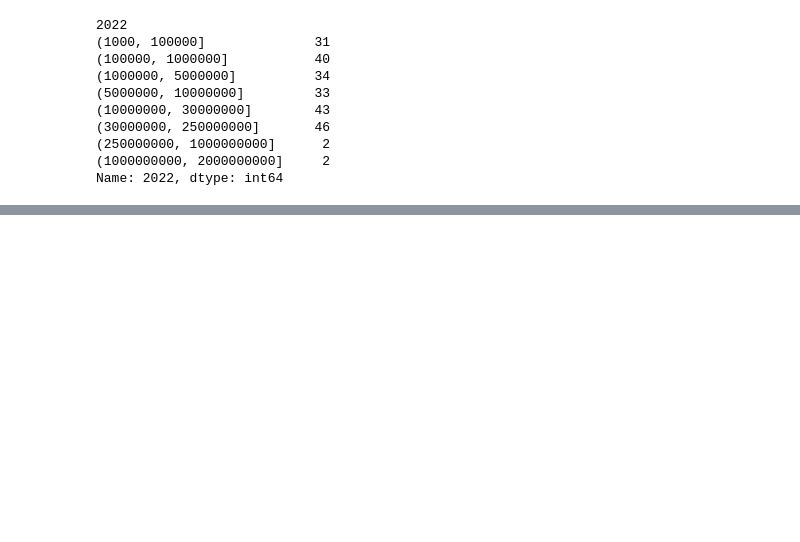
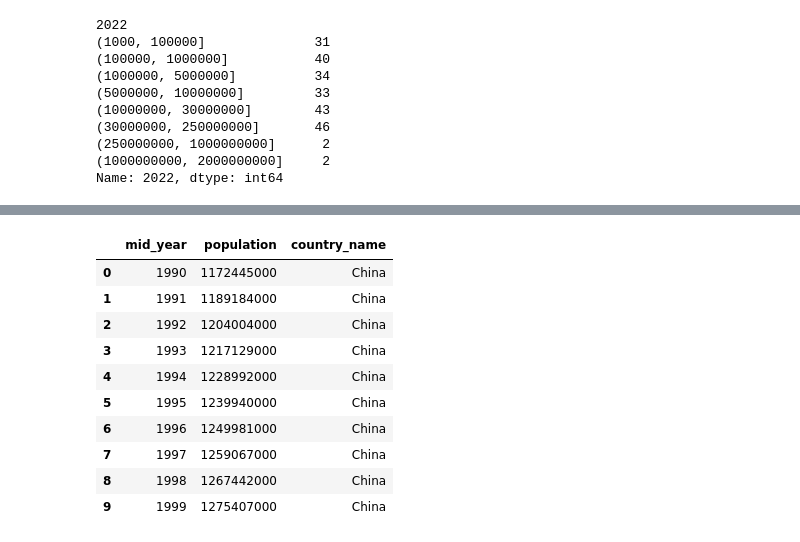
Before and after one commit to dkristek/UN_Country_Population_Growth, a Jupyter notebook: Pop_countries_Dtypes.ipynb, the cells around one changed output, grey strips where cells are left out. Drawn from its saved outputs; the diff is of its cells as text; code cells hidden in the pictures; blank space fills up the shorter version.

```diff
--- a/Pop_countries_Dtypes.ipynb
+++ b/Pop_countries_Dtypes.ipynb
@@ -200,3 +255,19 @@ global_2022_pop_df.head(10)
+# %%
+# Drop Record key and country id
+by_country_pop_df = by_country_pop_df.drop(columns=['record_key', 'country_id'])
+by_country_pop_df.head(10)
+# %% [output]
+|  | mid_year | population | country_name |
+| 0 | 1990 | 1172445000 | China |
+| 1 | 1991 | 1189184000 | China |
+| 2 | 1992 | 1204004000 | China |
+| 3 | 1993 | 1217129000 | China |
+| 4 | 1994 | 1228992000 | China |
+| 5 | 1995 | 1239940000 | China |
+| 6 | 1996 | 1249981000 | China |
+| 7 | 1997 | 1259067000 | China |
+| 8 | 1998 | 1267442000 | China |
+| 9 | 1999 | 1275407000 | China |
 # %%
 # Check dataypes
 by_country_pop_df.dtypes
```
Also changed, not shown: parts of 8 cells of this notebook, 2 other files.
